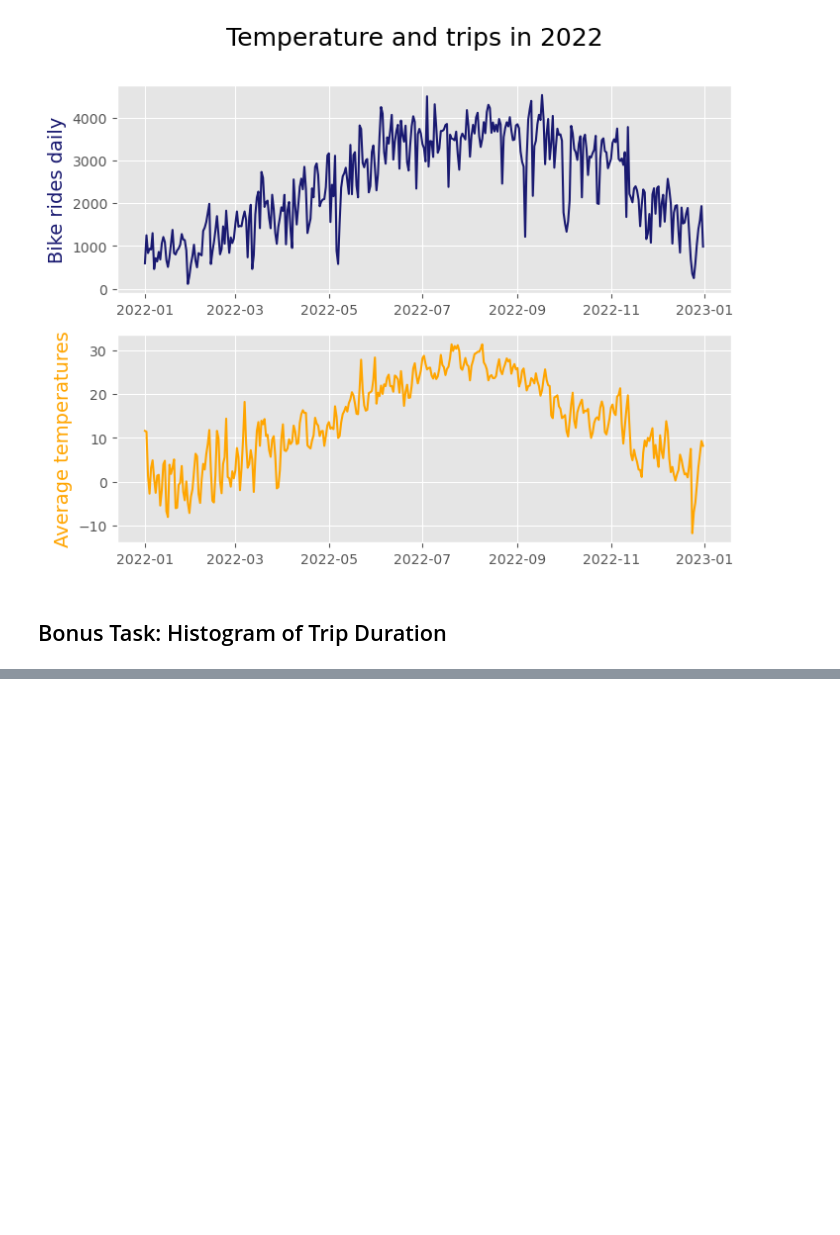
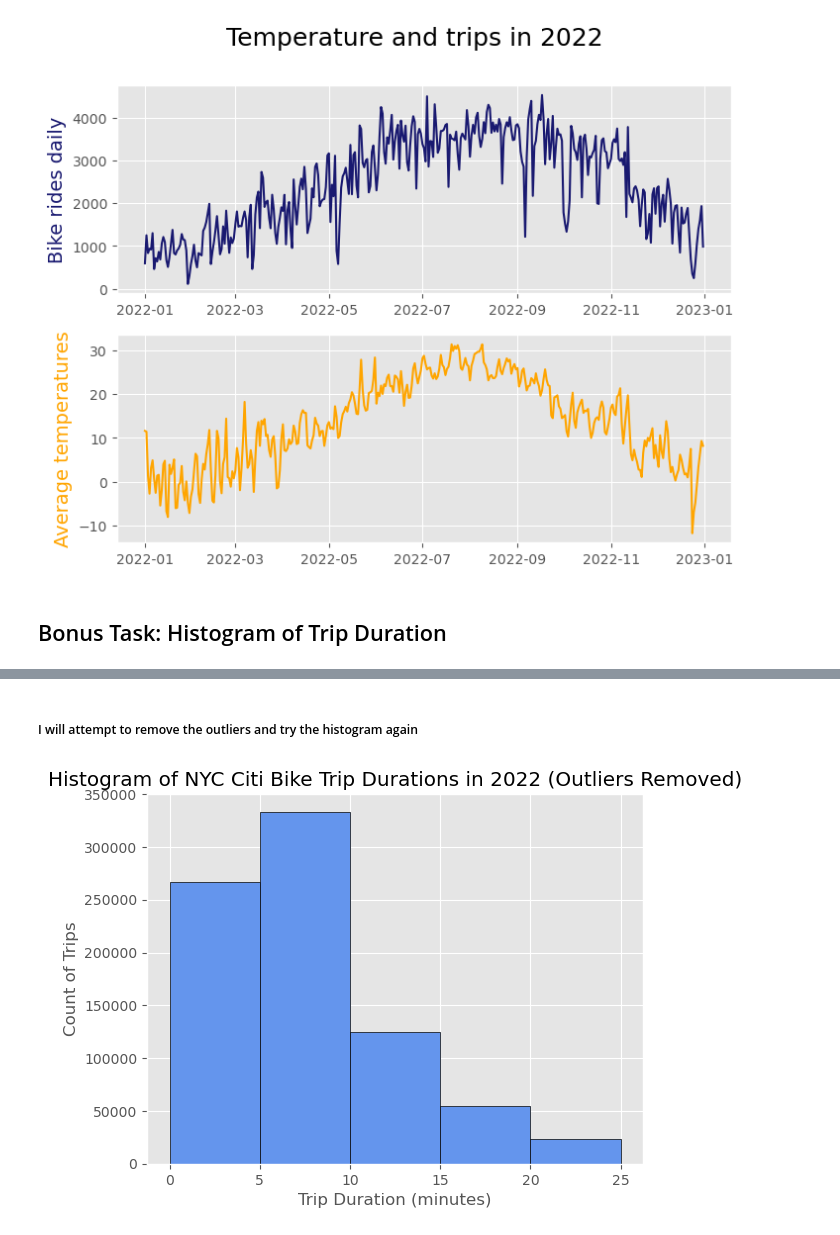
Before and after one commit to tpiano91/NY_Citi_Bikes, a Jupyter notebook: 2.3.ipynb, the cells around one changed output, grey strips where cells are left out. Saved outputs shown, nothing was run; the diff lists cells and outputs as text; code cells hidden in the pictures; blank space fills up the shorter version.

```diff
--- a/2.3.ipynb
+++ b/2.3.ipynb
@@ -277,0 +338,21 @@ ValueError: time data "2022-01-13 00:07:04" doesn't match format "%Y-%d-%m %H:%M
+# %% [markdown]
+##### I will attempt to remove the outliers and try the histogram again
+# %%
+#Removing Outliers
+Q1 = df['trip_duration'].quantile(0.25)
+Q3 = df['trip_duration'].quantile(0.75)
+IQR = Q3 - Q1
+# %%
+# Define outlier bounds
+lower_bound = Q1 - 1.5 * IQR
+upper_bound = Q3 + 1.5 * IQR
+# %%
+df_filtered = df[(df['trip_duration'] >= lower_bound) & (df['trip_duration'] <= upper_bound)]
+# %%
+plt.hist(df_filtered['trip_duration'], bins=range(0, int(df_filtered['trip_duration'].max()) + 5, 5), color='cornflowerblue', edgecolor='black')
+plt.xlabel('Trip Duration (minutes)')
+plt.ylabel('Count of Trips')
+plt.title('Histogram of NYC Citi Bike Trip Durations in 2022 (Outliers Removed)')
+plt.show()
+# %% [output]
+[figure, added]
```
Also changed, not shown: parts of 14 cells of this notebook.
